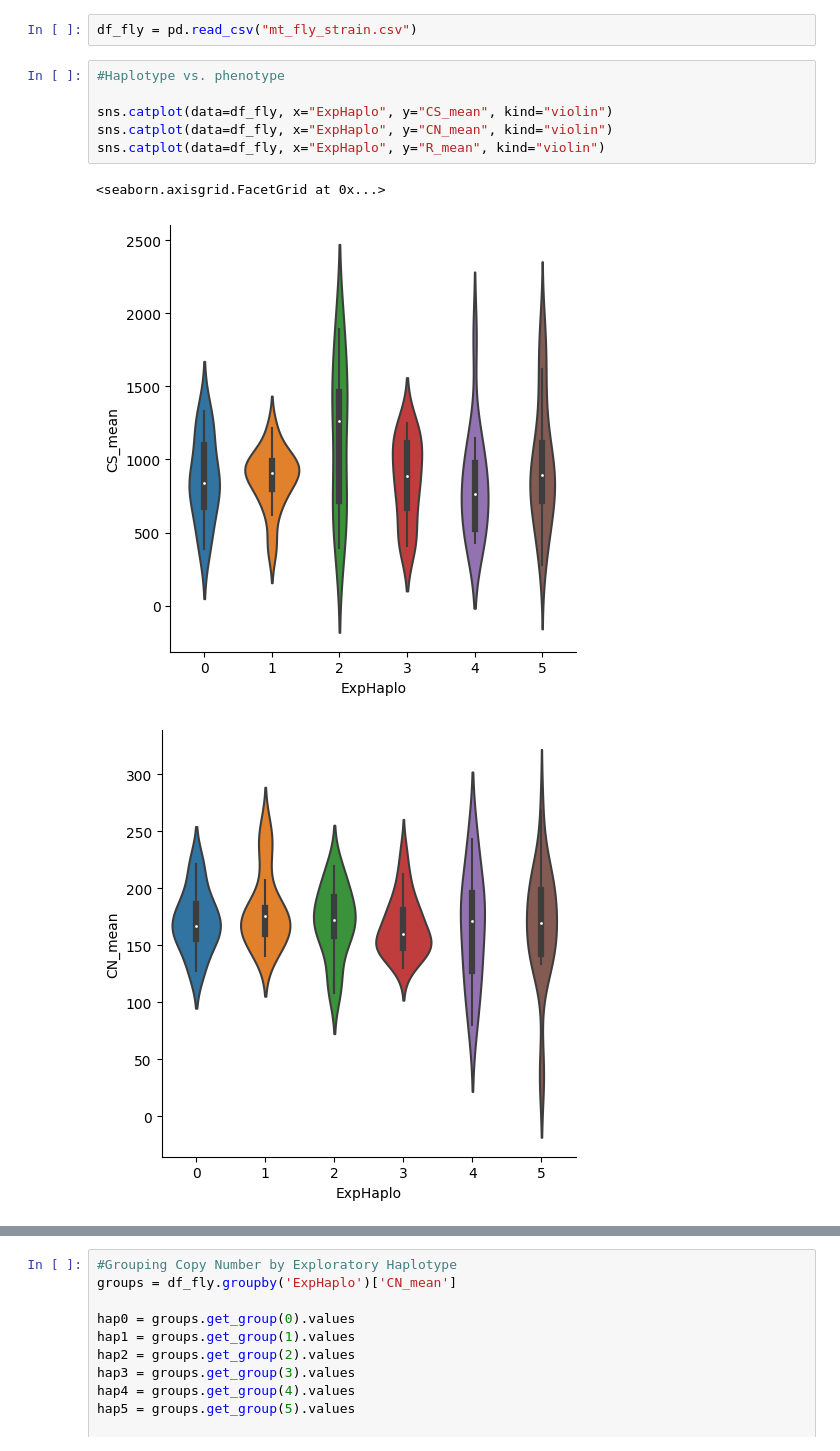
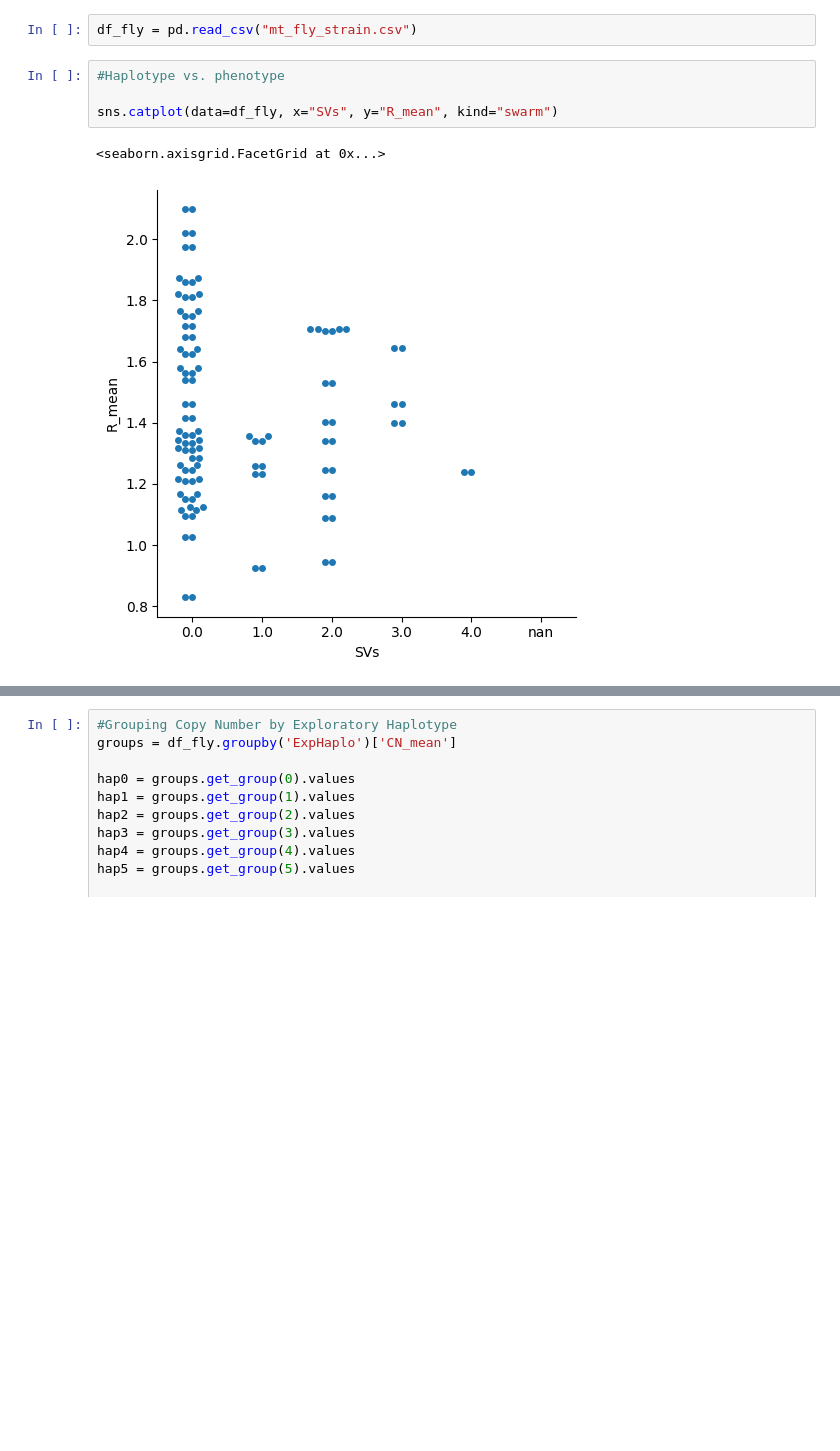
Before and after one commit to dylanwtodd/GrahamLab, a Jupyter notebook: mt_fly_analysis.ipynb, the cells around one changed output, grey strips where cells are left out. Drawn from its saved outputs; the diff is of its cells as text; blank space fills up the shorter version.

```diff
--- a/mt_fly_analysis.ipynb
+++ b/mt_fly_analysis.ipynb
@@ -17,10 +17,7 @@ df_fly = pd.read_csv("mt_fly_strain.csv")
 # %%
 #Haplotype vs. phenotype
 
-sns.catplot(data=df_fly, x="ExpHaplo", y="CS_mean", kind="violin")
-sns.catplot(data=df_fly, x="ExpHaplo", y="CN_mean", kind="violin")
-sns.catplot(data=df_fly, x="ExpHaplo", y="R_mean", kind="violin")
+sns.catplot(data=df_fly, x="SVs", y="R_mean", kind="swarm")
 # %% [output]
 <seaborn.axisgrid.FacetGrid at 0x...>
-[figure, old version]
+[figure, new version]
-[figure, removed]
```
Also changed, not shown: parts of 5 cells of this notebook, 3 other files.
